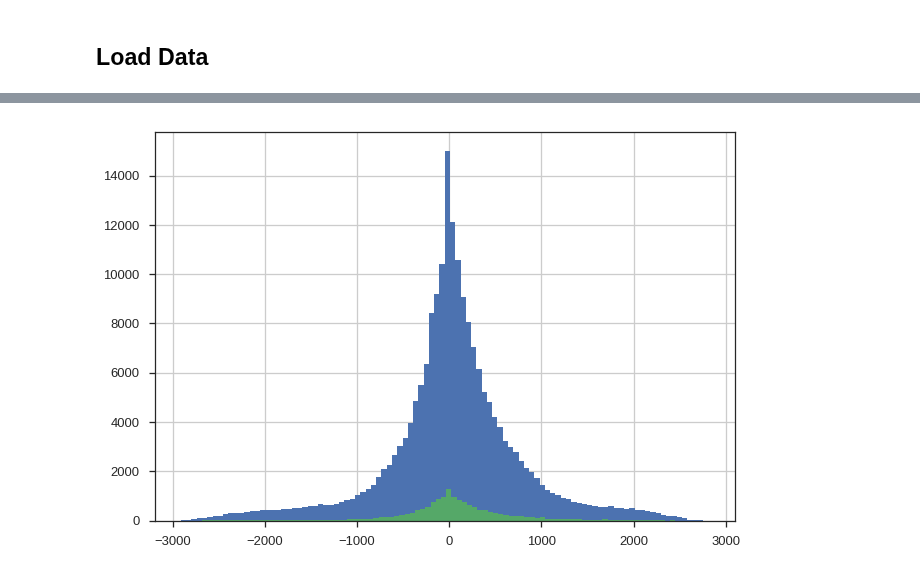
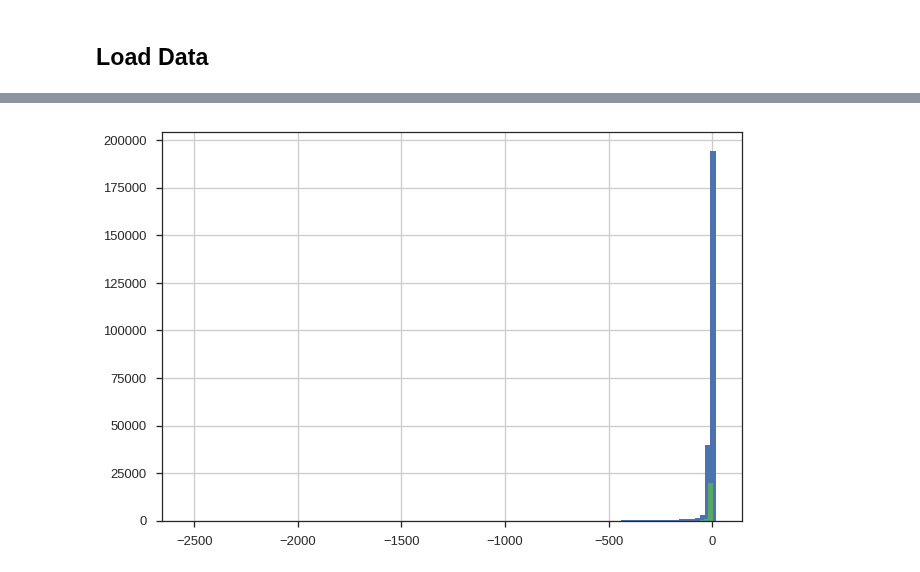
Before and after one commit to numb3r33/Kaggle_Home_Credit, a Jupyter notebook: notebooks/EDA.ipynb, the cells around one changed output, grey strips where cells are left out. Saved outputs shown, nothing was run; the diff lists cells and outputs as text; code cells hidden in the pictures.

```diff
--- a/notebooks/EDA.ipynb
+++ b/notebooks/EDA.ipynb
@@ -54,9 +122,11 @@ Wall time: 991 ms
+# %%
+a = a.groupby(prev_app.SK_ID_CURR).mean()
+b = b.groupby(prev_app.SK_ID_CURR).mean()
+# %%
+a = app_train.SK_ID_CURR.map(a)
+b = app_train.SK_ID_CURR.map(b)
 # %%
-res = tr.groupby('SK_ID_CURR')[['DAYS_ENDDATE_FACT', 'DAYS_DECISION']].max()
-res = res.DAYS_DECISION - res.DAYS_ENDDATE_FACT
-res = app_train.SK_ID_CURR.map(res)
-
-res[(app_train.TARGET == 0)].hist(bins=100)
-res[(app_train.TARGET == 1)].hist(bins=100);
+b[(app_train.TARGET == 0)].hist(bins=100)
+b[(app_train.TARGET == 1)].hist(bins=100);
 # %% [output]
-[figure, old version]
+[figure, new version]
```
Also changed, not shown: parts of 21 cells of this notebook, 1 other file.
